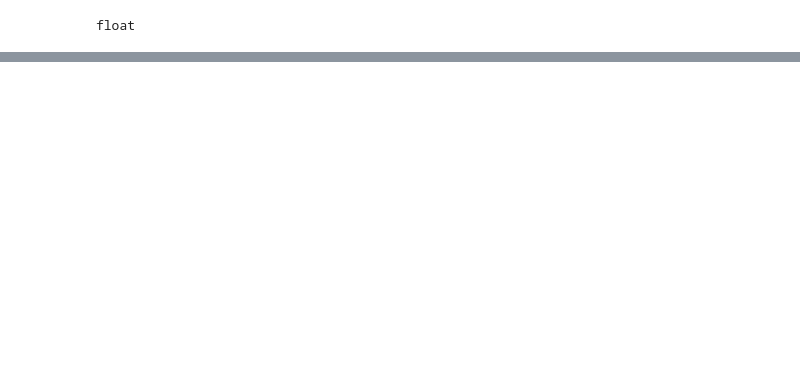
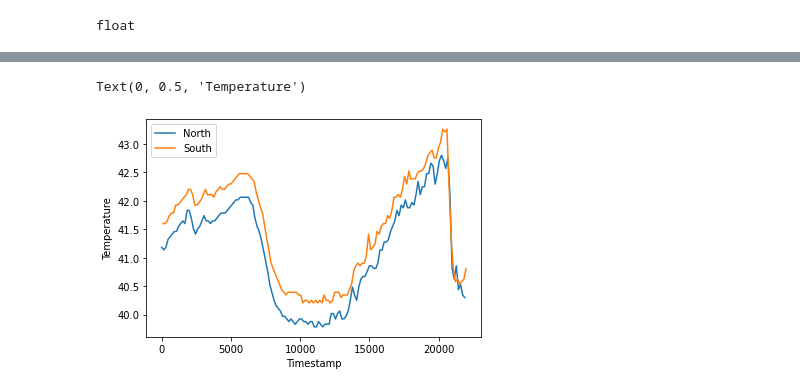
Before and after one commit to achintyaakumar/orchardWatch, a Jupyter notebook: api/data.ipynb, the cells around one changed output, grey strips where cells are left out. Cells and saved outputs as stored; diff of their text form; code cells hidden in the pictures; blank space fills up the shorter version.

Commit message:
charts

```diff
--- a/api/data.ipynb
+++ b/api/data.ipynb
@@ -85,0 +122,25 @@ df.loc[df['sensor_sn'] == "20684342-1"]
+# %%
+#Get data
+
+data = json.dumps(values).encode("utf-8")
+#pprint(data)
+
+try:
+    req = urllib.request.Request(url, data, headers)
+    with urllib.request.urlopen(req) as f:
+        res = f.read()
+    #pprint(res.decode())
+except Exception as e:
+    pprint(e)
+# %%
+#Convert response to a pandas dataframe
+
+data = json.loads(res.decode())
+df = pd.json_normalize(data['observationList'])
+#df.to_csv("data.csv")
+# %%
+#Temperature air North
+tempN12 = df.loc[df['sensor_sn'] == "20777735-1"]
+tempN12 = tempN12[['timestamp','us_value']]
+tempN12 = tempN12.rename(columns={"us_value": "North"})
+tempN12
@@ -85,0 +161,6 @@ df.loc[df['sensor_sn'] == "20684342-1"]
+# %%
+#Temperature air South
+tempS12 = df.loc[df['sensor_sn'] == "20692768-1"]
+tempS12 = tempS12[['timestamp','us_value']]
+tempS12 = tempS12.rename(columns={"us_value": "South"})
+tempS12
@@ -85,0 +181,8 @@ df.loc[df['sensor_sn'] == "20684342-1"]
+# %%
+ax = tempN12.plot()
+tempS12.plot(ax=ax)
+ax.set_xlabel("Timestamp")
+ax.set_ylabel("Temperature")
+# %% [output]
+Text(0, 0.5, 'Temperature')
+[figure, added]
```
Also changed, not shown: parts of 6 cells of this notebook, 7 other files.
